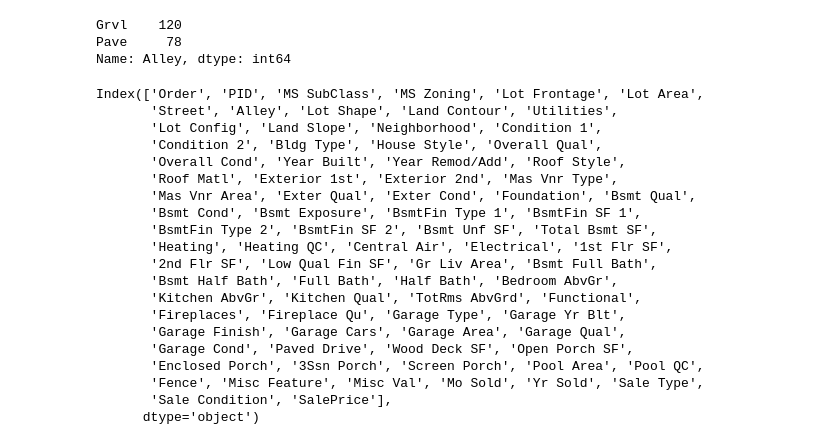
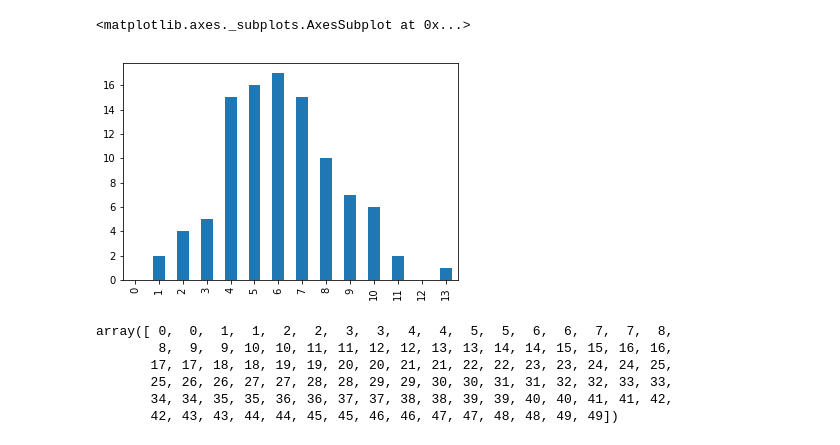
Before and after one commit to dabl/dabl, a Jupyter notebook: testing.ipynb, the cells around one changed output. Saved outputs shown, nothing was run; the diff lists cells and outputs as text; code cells hidden in the pictures.

```diff
--- a/testing.ipynb
+++ b/testing.ipynb
@@ -240,29 +1,14 @@ Name: SalePrice, dtype: object
-# %%
-ames['Alley'].value_counts()
-# %% [output]
-Grvl    120
-Pave     78
-Name: Alley, dtype: int64
-# %%
-ames.columns
-# %% [output]
-Index(['Order', 'PID', 'MS SubClass', 'MS Zoning', 'Lot Frontage', 'Lot Area',
-       'Street', 'Alley', 'Lot Shape', 'Land Contour', 'Utilities',
-       'Lot Config', 'Land Slope', 'Neighborhood', 'Condition 1',
-       'Condition 2', 'Bldg Type', 'House Style', 'Overall Qual',
-       'Overall Cond', 'Year Built', 'Year Remod/Add', 'Roof Style',
-       'Roof Matl', 'Exterior 1st', 'Exterior 2nd', 'Mas Vnr Type',
-       'Mas Vnr Area', 'Exter Qual', 'Exter Cond', 'Foundation', 'Bsmt Qual',
-       'Bsmt Cond', 'Bsmt Exposure', 'BsmtFin Type 1', 'BsmtFin SF 1',
-       'BsmtFin Type 2', 'BsmtFin SF 2', 'Bsmt Unf SF', 'Total Bsmt SF',
-       'Heating', 'Heating QC', 'Central Air', 'Electrical', '1st Flr SF',
-       '2nd Flr SF', 'Low Qual Fin SF', 'Gr Liv Area', 'Bsmt Full Bath',
-       'Bsmt Half Bath', 'Full Bath', 'Half Bath', 'Bedroom AbvGr',
-       'Kitchen AbvGr', 'Kitchen Qual', 'TotRms AbvGrd', 'Functional',
-       'Fireplaces', 'Fireplace Qu', 'Garage Type', 'Garage Yr Blt',
-       'Garage Finish', 'Garage Cars', 'Garage Area', 'Garage Qual',
-       'Garage Cond', 'Paved Drive', 'Wood Deck SF', 'Open Porch SF',
-       'Enclosed Porch', '3Ssn Porch', 'Screen Porch', 'Pool Area', 'Pool QC',
-       'Fence', 'Misc Feature', 'Misc Val', 'Mo Sold', 'Yr Sold', 'Sale Type',
-       'Sale Condition', 'SalePrice'],
-      dtype='object')
+# %%
+pd.Series(np.bincount(np.random.binomial(20, .3, size=100))).plot(kind='bar')
+# %% [output]
+<matplotlib.axes._subplots.AxesSubplot at 0x...>
+[figure, added]
+# %%
+np.repeat(np.arange(50), 2)
+# %% [output]
+array([ 0,  0,  1,  1,  2,  2,  3,  3,  4,  4,  5,  5,  6,  6,  7,  7,  8,
+        8,  9,  9, 10, 10, 11, 11, 12, 12, 13, 13, 14, 14, 15, 15, 16, 16,
+       17, 17, 18, 18, 19, 19, 20, 20, 21, 21, 22, 22, 23, 23, 24, 24, 25,
+       25, 26, 26, 27, 27, 28, 28, 29, 29, 30, 30, 31, 31, 32, 32, 33, 33,
+       34, 34, 35, 35, 36, 36, 37, 37, 38, 38, 39, 39, 40, 40, 41, 41, 42,
+       42, 43, 43, 44, 44, 45, 45, 46, 46, 47, 47, 48, 48, 49, 49])
```
Also changed, not shown: parts of 84 cells of this notebook, 3 other files.
